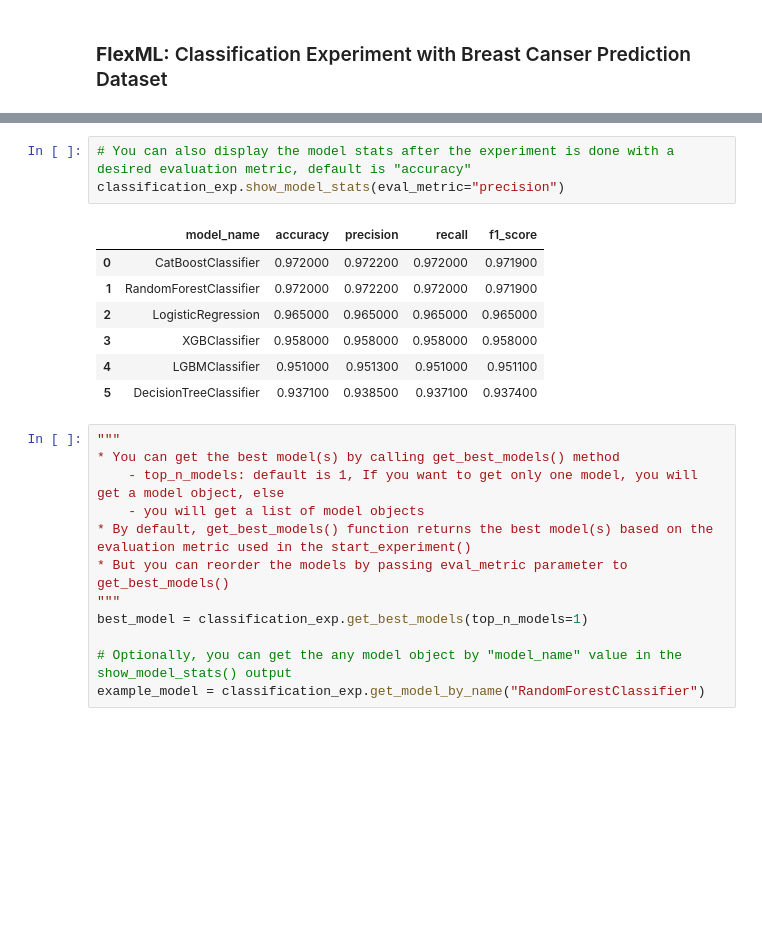
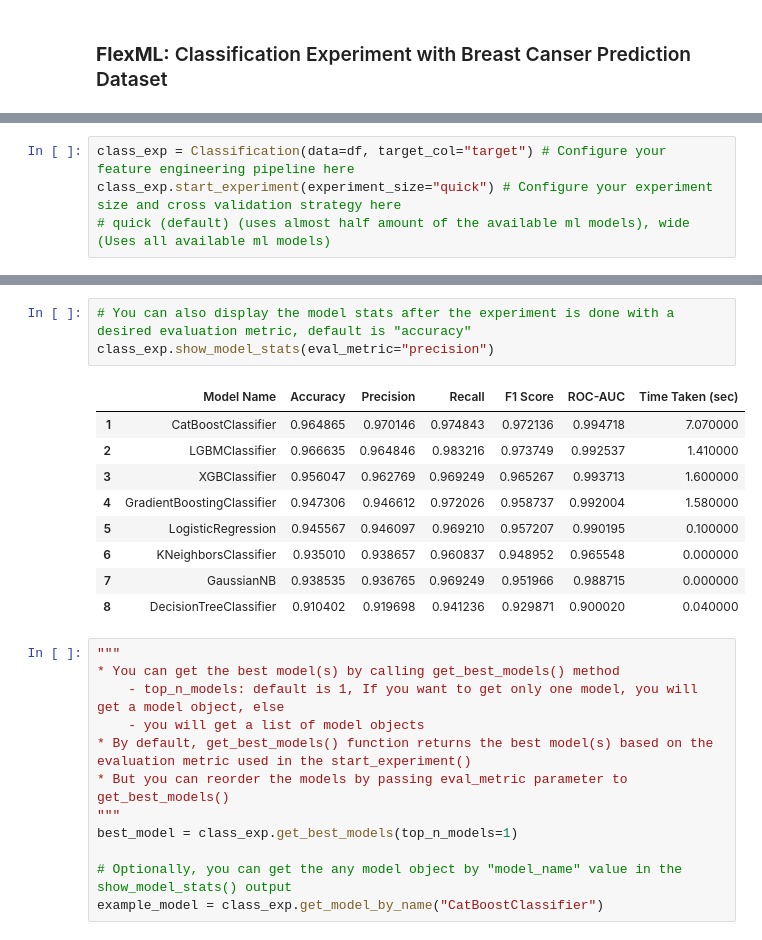
Before and after one commit to ozguraslank/flexml, a Jupyter notebook: notebooks/classification_experiment.ipynb, the cells around one changed output, grey strips where cells are left out. Saved outputs shown, nothing was run; the diff lists cells and outputs as text; blank space fills up the shorter version.

```diff
--- a/notebooks/classification_experiment.ipynb
+++ b/notebooks/classification_experiment.ipynb
@@ -58,0 +16,4 @@ INFO | 2024-09-01 20:08:57 | [PROCESS] Model training is finished!
+# %%
+class_exp = Classification(data=df, target_col="target") # Configure your feature engineering pipeline here
+class_exp.start_experiment(experiment_size="quick") # Configure your experiment size and cross validation strategy here
+# quick (default) (uses almost half amount of the available ml models), wide (Uses all available ml models)
@@ -59,14 +33,16 @@ INFO | 2024-09-01 20:08:57 | [PROCESS] Model training is finished!
 # %%
 # You can also display the model stats after the experiment is done with a desired evaluation metric, default is "accuracy"
-classification_exp.show_model_stats(eval_metric="precision")
+class_exp.show_model_stats(eval_metric="precision")
 # %% [output]
-|  | model_name | accuracy | precision | recall | f1_score |
-| 0 | CatBoostClassifier | 0.972000 | 0.972200 | 0.972000 | 0.971900 |
-| 1 | RandomForestClassifier | 0.972000 | 0.972200 | 0.972000 | 0.971900 |
-| 2 | LogisticRegression | 0.965000 | 0.965000 | 0.965000 | 0.965000 |
-| 3 | XGBClassifier | 0.958000 | 0.958000 | 0.958000 | 0.958000 |
-| 4 | LGBMClassifier | 0.951000 | 0.951300 | 0.951000 | 0.951100 |
-| 5 | DecisionTreeClassifier | 0.937100 | 0.938500 | 0.937100 | 0.937400 |
+|  | Model Name | Accuracy | Precision | Recall | F1 Score | ROC-AUC | Time Taken (sec) |
+| 1 | CatBoostClassifier | 0.964865 | 0.970146 | 0.974843 | 0.972136 | 0.994718 | 7.070000 |
+| 2 | LGBMClassifier | 0.966635 | 0.964846 | 0.983216 | 0.973749 | 0.992537 | 1.410000 |
+| 3 | XGBClassifier | 0.956047 | 0.962769 | 0.969249 | 0.965267 | 0.993713 | 1.600000 |
+| 4 | GradientBoostingClassifier | 0.947306 | 0.946612 | 0.972026 | 0.958737 | 0.992004 | 1.580000 |
+| 5 | LogisticRegression | 0.945567 | 0.946097 | 0.969210 | 0.957207 | 0.990195 | 0.100000 |
+| 6 | KNeighborsClassifier | 0.935010 | 0.938657 | 0.960837 | 0.948952 | 0.965548 | 0.000000 |
+| 7 | GaussianNB | 0.938535 | 0.936765 | 0.969249 | 0.951966 | 0.988715 | 0.000000 |
+| 8 | DecisionTreeClassifier | 0.910402 | 0.919698 | 0.941236 | 0.929871 | 0.900020 | 0.040000 |
 # %%
 """
 * You can get the best model(s) by calling get_best_models() method
@@ -75,10 +51,10 @@ classification_exp.show_model_stats(eval_metric="precision")
 * By default, get_best_models() function returns the best model(s) based on the evaluation metric used in the start_experiment()
 * But you can reorder the models by passing eval_metric parameter to get_best_models()
 """
-best_model = classification_exp.get_best_models(top_n_models=1)
+best_model = class_exp.get_best_models(top_n_models=1)
 
 # Optionally, you can get the any model object by "model_name" value in the show_model_stats() output
-example_model = classification_exp.get_model_by_name("RandomForestClassifier")
+example_model = class_exp.get_model_by_name("CatBoostClassifier")
 # %%
 print(best_model)
 # %% [output]
```
Also changed, not shown: parts of 17 cells of this notebook, 6 other files.
